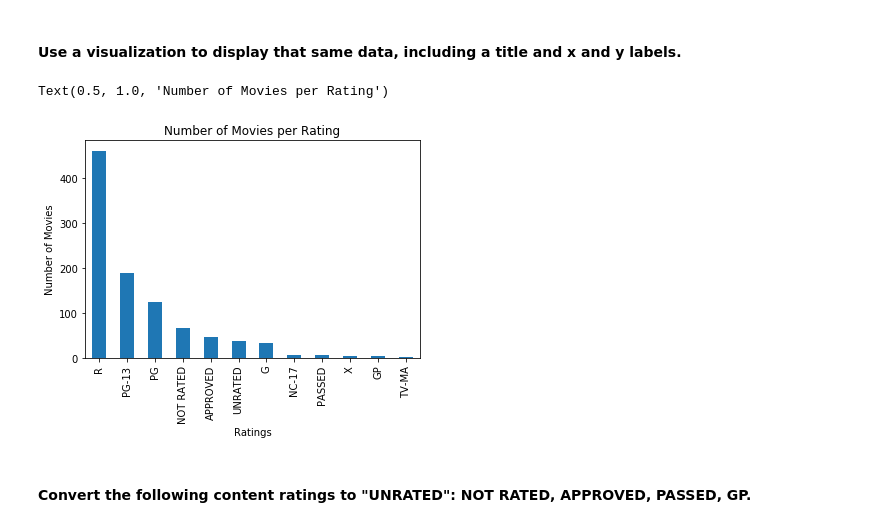
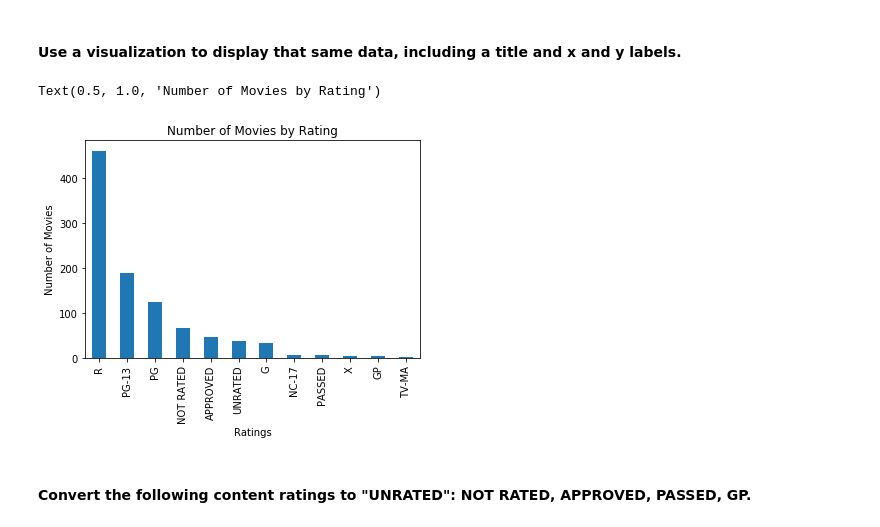
Before and after one commit to JimScheffel/jim_scheffel_unit2_project, a Jupyter notebook: imdb.ipynb, the cells around one changed output. Saved outputs shown, nothing was run; the diff lists cells and outputs as text; code cells hidden in the pictures.

```diff
--- a/imdb.ipynb
+++ b/imdb.ipynb
@@ -118,13 +115,13 @@ Name: content_rating, dtype: int64
 # %% [markdown]
 #### Use a visualization to display that same data, including a title and x and y labels.
 # %%
-ratings = movies.content_rating.value_counts().plot(kind='bar') ## or ratings = movies.loc[:,'content_rating'].value_counts().plot(kind='bar')
-ratings.set_xlabel('Ratings')
-ratings.set_ylabel('Number of Movies')
-ratings.set_title('Number of Movies per Rating')
+ax = movies.content_rating.value_counts().plot(kind='bar') ## or ratings = movies.loc[:,'content_rating'].value_counts().plot(kind='bar')
+ax.set_xlabel('Ratings')
+ax.set_ylabel('Number of Movies')
+ax.set_title('Number of Movies by Rating')
 # %% [output]
-Text(0.5, 1.0, 'Number of Movies per Rating')
+Text(0.5, 1.0, 'Number of Movies by Rating')
-[figure, old version]
+[figure, new version]
 # %% [markdown]
 #### Convert the following content ratings to "UNRATED": NOT RATED, APPROVED, PASSED, GP.
 # %%
```
Also changed, not shown: parts of 14 cells of this notebook.
